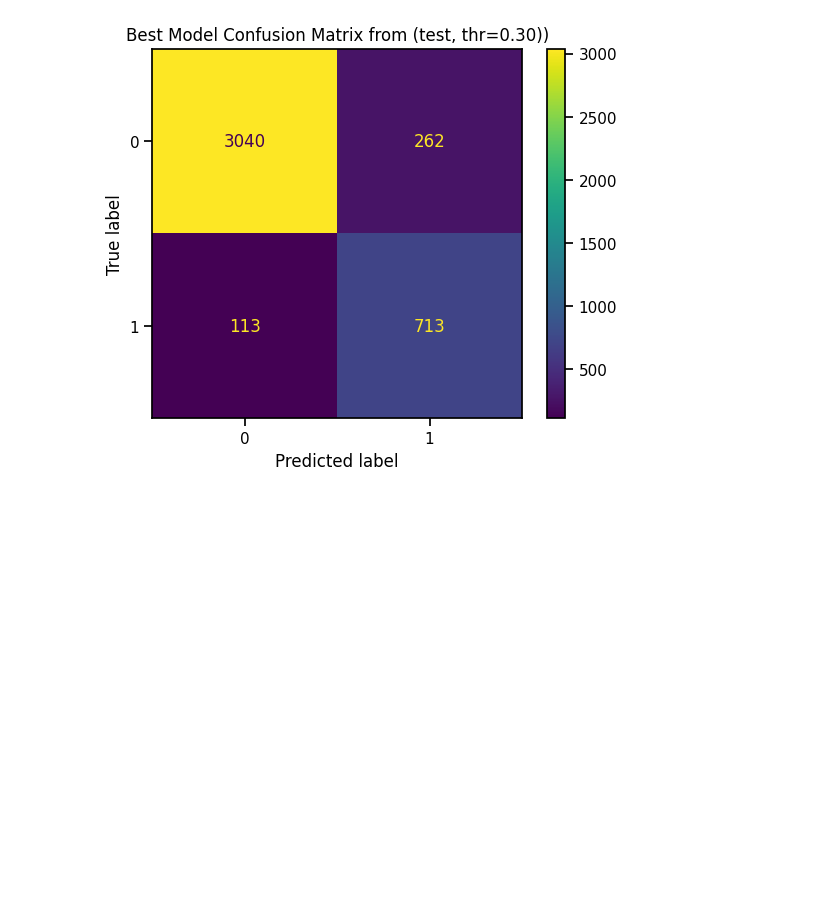
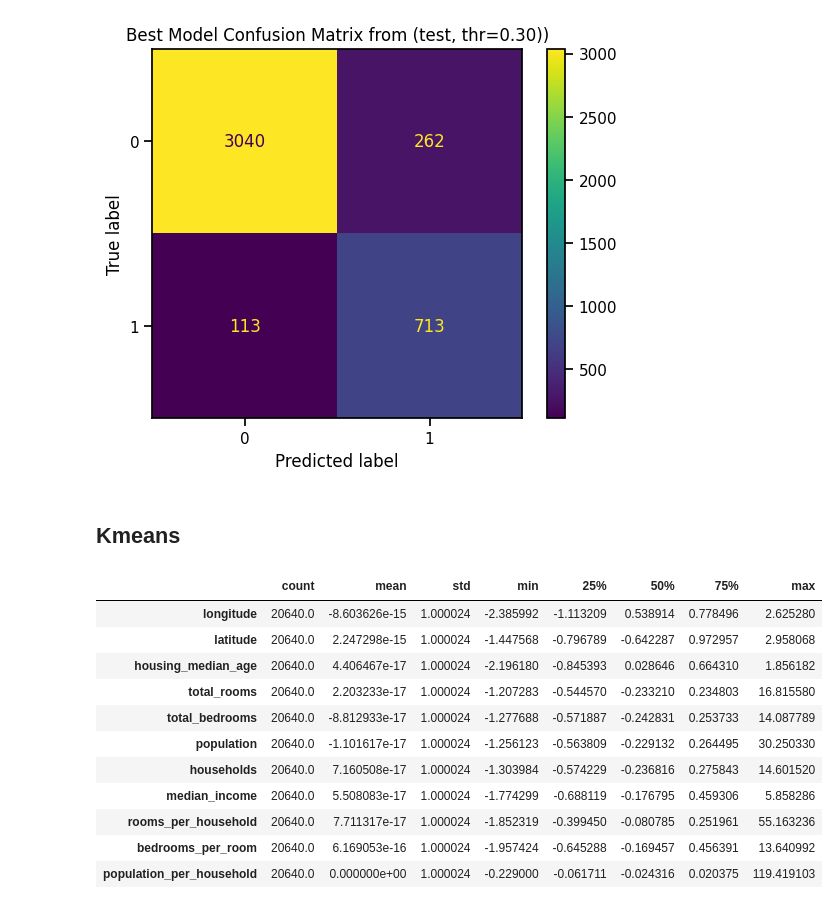
Before and after one commit to MalinMo/California-Housing, a Jupyter notebook: ML_Uppgft1_Malin_Moisander.ipynb, the cells around one changed output. Cells and saved outputs as stored; diff of their text form; code cells hidden in the pictures; blank space fills up the shorter version.

```diff
--- a/ML_Uppgft1_Malin_Moisander.ipynb
+++ b/ML_Uppgft1_Malin_Moisander.ipynb
@@ -527,3 +565,34 @@ Test Metrics for Best Model:
 |  | accuracy | precision | recall | f1 |
 | Best Model (test, thr=0.30) | 0.909157 | 0.731282 | 0.863196 | 0.791782 |
 [figure]
+# %% [markdown]
+## Kmeans
+# %%
+cluster_preprocess = Pipeline(steps=[
+    ("imputer", SimpleImputer(strategy="median")),
+    ("scaler", StandardScaler())
+])
+
+# Säkerställ att ratio-kolumnerna är numeriska
+ratio_cols = ["rooms_per_household", "bedrooms_per_room", "population_per_household"]
+X_eng[ratio_cols] = X_eng[ratio_cols].apply(pd.to_numeric, errors="coerce")
+
+X_numeric = X_eng.select_dtypes(include=["number"])
+
+X_scaled = cluster_preprocess.fit_transform(X_numeric)
+X_scaled_df = pd.DataFrame(X_scaled, columns=X_numeric.columns)
+
+display(X_scaled_df.describe().T)
+# %% [output]
+|  | count | mean | std | min | 25% | 50% | 75% | max |
+| longitude | 20640.0 | -8.603626e-15 | 1.000024 | -2.385992 | -1.113209 | 0.538914 | 0.778496 | 2.625280 |
+| latitude | 20640.0 | 2.247298e-15 | 1.000024 | -1.447568 | -0.796789 | -0.642287 | 0.972957 | 2.958068 |
+| housing_median_age | 20640.0 | 4.406467e-17 | 1.000024 | -2.196180 | -0.845393 | 0.028646 | 0.664310 | 1.856182 |
+| total_rooms | 20640.0 | 2.203233e-17 | 1.000024 | -1.207283 | -0.544570 | -0.233210 | 0.234803 | 16.815580 |
+| total_bedrooms | 20640.0 | -8.812933e-17 | 1.000024 | -1.277688 | -0.571887 | -0.242831 | 0.253733 | 14.087789 |
+| population | 20640.0 | -1.101617e-17 | 1.000024 | -1.256123 | -0.563809 | -0.229132 | 0.264495 | 30.250330 |
+| households | 20640.0 | 7.160508e-17 | 1.000024 | -1.303984 | -0.574229 | -0.236816 | 0.275843 | 14.601520 |
+| median_income | 20640.0 | 5.508083e-17 | 1.000024 | -1.774299 | -0.688119 | -0.176795 | 0.459306 | 5.858286 |
+| rooms_per_household | 20640.0 | 7.711317e-17 | 1.000024 | -1.852319 | -0.399450 | -0.080785 | 0.251961 | 55.163236 |
+| bedrooms_per_room | 20640.0 | 6.169053e-16 | 1.000024 | -1.957424 | -0.645288 | -0.169457 | 0.456391 | 13.640992 |
+| population_per_household | 20640.0 | 0.000000e+00 | 1.000024 | -0.229000 | -0.061711 | -0.024316 | 0.020375 | 119.419103 |
```
Also changed, not shown: parts of 11 cells of this notebook.
